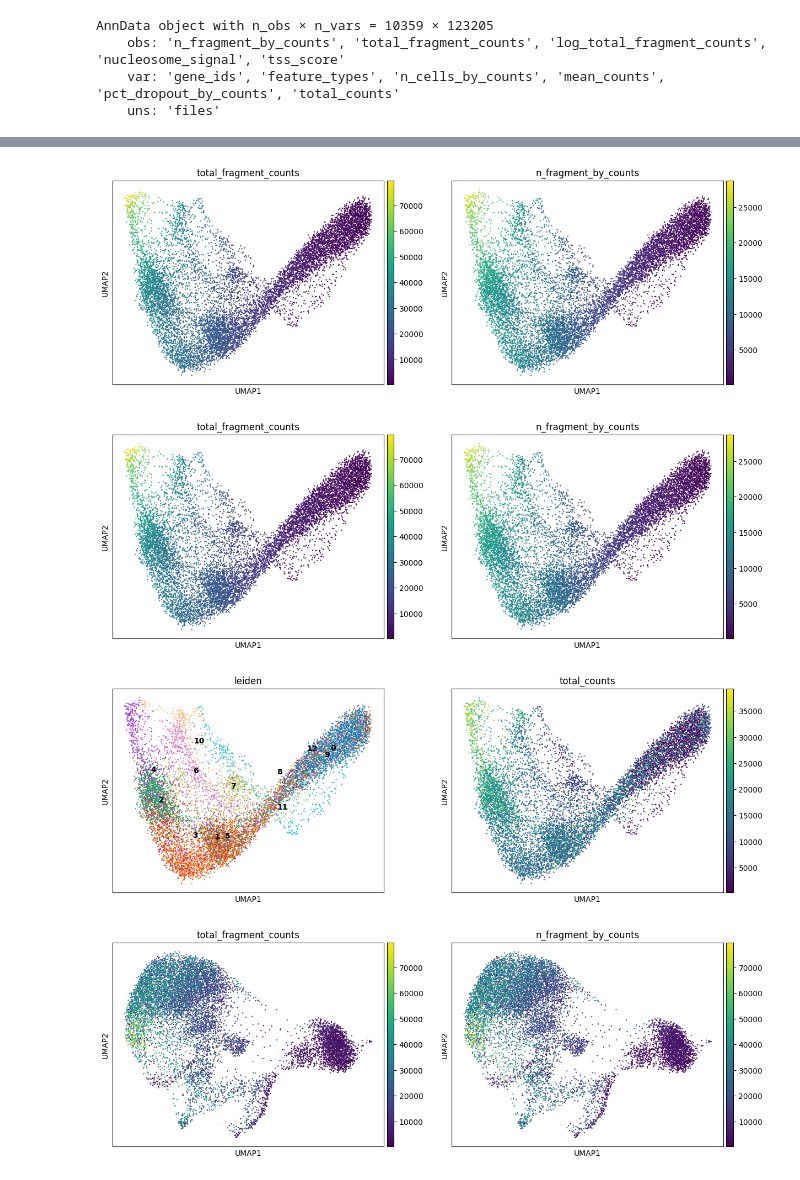
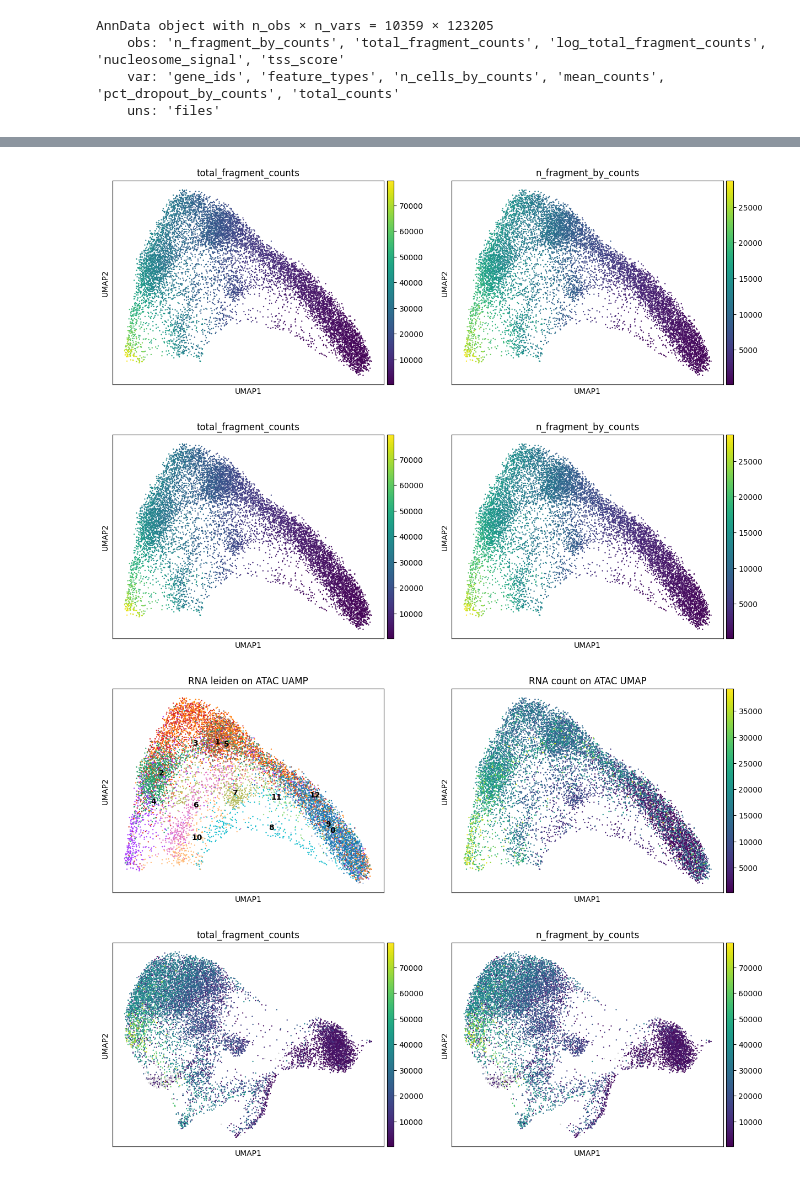
Before and after one commit to CahanLab/EG-CLR, a Jupyter notebook: SingleCellDataAnalysis/K562/10X_multiomics/ISSAAC-seq_generated_10x_k562_analysis.ipynb, the cells around one changed output, grey strips where cells are left out. Saved outputs shown, nothing was run; the diff lists cells and outputs as text; code cells hidden in the pictures.

```diff
--- a/SingleCellDataAnalysis/K562/10X_multiomics/ISSAAC-seq_generated_10x_k562_analysis.ipynb
+++ b/SingleCellDataAnalysis/K562/10X_multiomics/ISSAAC-seq_generated_10x_k562_analysis.ipynb
@@ -311,6 +313,6 @@ sc.pp.log1p(adata_atac)
 # %%
 # Select highly variable genes
-adata_atac_hvg = adata_atac.copy()
+adata_atac_hvg = adata_atac_clean.copy()
 sc.pp.highly_variable_genes(adata_atac_hvg, n_top_genes=15000, inplace=True)
 
 adata_atac_hvg = adata_atac_hvg[:, adata_atac_hvg.var.highly_variable].copy()
@@ -326,18 +329,18 @@ sc.pl.umap(adata_atac_hvg, color=["leiden"], legend_loc="on data", title = "scAT
 # %%
 sc.pl.umap(adata_atac_hvg, color=["total_fragment_counts","n_fragment_by_counts"], legend_loc="on data", ncols=3)
 # %% [output]
-[figure, old version]
+[figure, new version]
 # %%
 adata_atac_hvg.obs["leiden"] = adata_gem_hvg.obs["leiden"]
 adata_atac_hvg.obs["n_genes_by_counts"] = adata_gem_hvg.obs["n_genes_by_counts"]
 adata_atac_hvg.obs["total_counts"] = adata_gem_hvg.obs["total_counts"]
 
 
 sc.pl.umap(adata_atac_hvg, color=["total_fragment_counts","n_fragment_by_counts"], legend_loc="on data", ncols=3)
-sc.pl.umap(adata_atac_hvg, color=["leiden","total_counts"], legend_loc="on data", ncols=3)
+sc.pl.umap(adata_atac_hvg, color=["leiden","total_counts"], title =["RNA leiden on ATAC UAMP", "RNA count on ATAC UMAP"],legend_loc="on data", ncols=3)
 # %% [output]
-[figure, old version]
+[figure, new version]
-[figure, old version]
+[figure, new version]
 # %%
 adata_atac_hvg.obs["leiden"] = adata_gem_hvg.obs["leiden"]
 adata_gem_hvg.obs["n_fragment_by_counts"] = adata_atac_hvg.obs["total_fragment_counts"]
```
Also changed, not shown: parts of 5 cells of this notebook, 5 other files.
